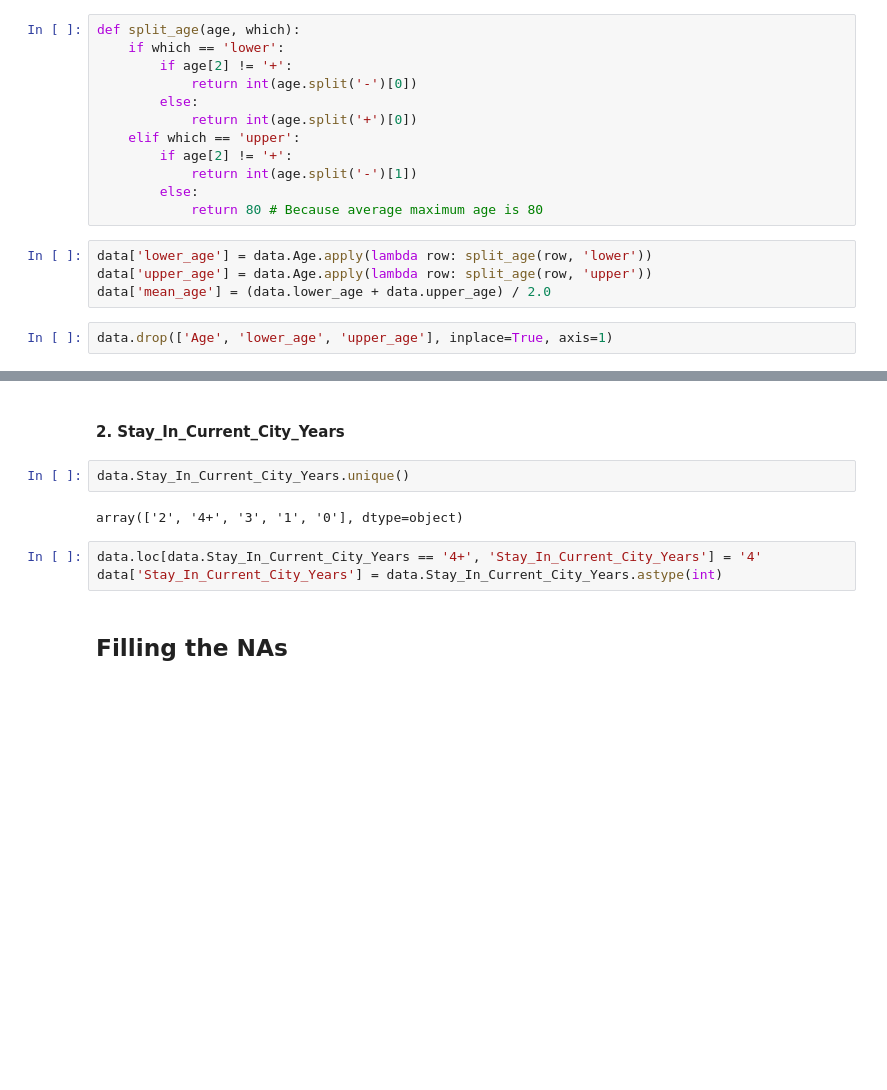
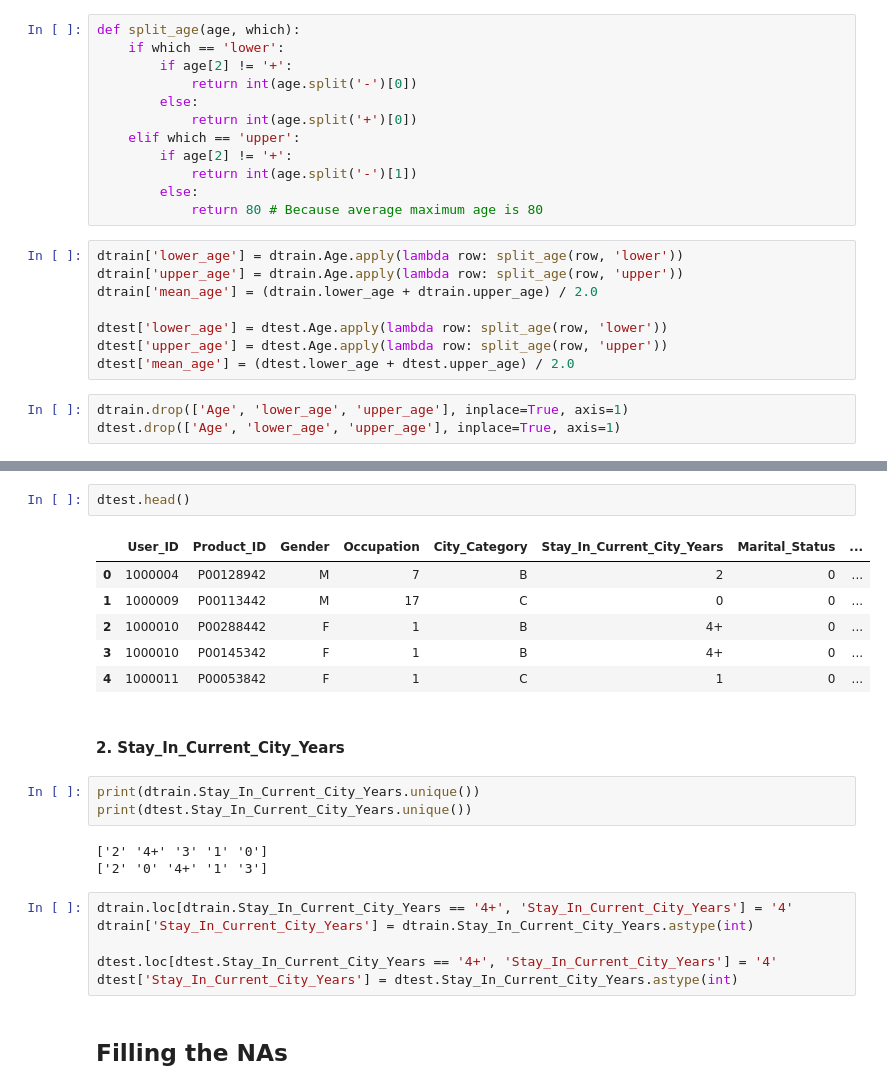
Before and after one commit to MayukhSobo/AnalyticsVidya_Contests, a Jupyter notebook: BF_customer_behaviour/Feature_importance.ipynb, the cells around one changed output, grey strips where cells are left out. Cells and saved outputs as stored; diff of their text form; blank space fills up the shorter version.

```diff
--- a/BF_customer_behaviour/Feature_importance.ipynb
+++ b/BF_customer_behaviour/Feature_importance.ipynb
@@ -40,9 +40,14 @@ def split_age(age, which):
         else:
             return 80 # Because average maximum age is 80
 # %%
-data['lower_age'] = data.Age.apply(lambda row: split_age(row, 'lower'))
-data['upper_age'] = data.Age.apply(lambda row: split_age(row, 'upper'))
-data['mean_age'] = (data.lower_age + data.upper_age) / 2.0
+dtrain['lower_age'] = dtrain.Age.apply(lambda row: split_age(row, 'lower'))
+dtrain['upper_age'] = dtrain.Age.apply(lambda row: split_age(row, 'upper'))
+dtrain['mean_age'] = (dtrain.lower_age + dtrain.upper_age) / 2.0
+
+dtest['lower_age'] = dtest.Age.apply(lambda row: split_age(row, 'lower'))
+dtest['upper_age'] = dtest.Age.apply(lambda row: split_age(row, 'upper'))
+dtest['mean_age'] = (dtest.lower_age + dtest.upper_age) / 2.0
 # %%
-data.drop(['Age', 'lower_age', 'upper_age'], inplace=True, axis=1)
+dtrain.drop(['Age', 'lower_age', 'upper_age'], inplace=True, axis=1)
+dtest.drop(['Age', 'lower_age', 'upper_age'], inplace=True, axis=1)
 # %%
@@ -54,15 +59,29 @@ data.head()
 | 2 | 1000001 | P00087842 | F | 10 | A | 2 | 0 | ... |
 | 3 | 1000001 | P00085442 | F | 10 | A | 2 | 0 | ... |
 | 4 | 1000002 | P00285442 | M | 16 | C | 4+ | 0 | ... |
+# %%
+dtest.head()
+# %% [output]
+|  | User_ID | Product_ID | Gender | Occupation | City_Category | Stay_In_Current_City_Years | Marital_Status | ... |
+| 0 | 1000004 | P00128942 | M | 7 | B | 2 | 0 | ... |
+| 1 | 1000009 | P00113442 | M | 17 | C | 0 | 0 | ... |
+| 2 | 1000010 | P00288442 | F | 1 | B | 4+ | 0 | ... |
+| 3 | 1000010 | P00145342 | F | 1 | B | 4+ | 0 | ... |
+| 4 | 1000011 | P00053842 | F | 1 | C | 1 | 0 | ... |
 # %% [markdown]
 #### 2. Stay_In_Current_City_Years
-# %%
-data.Stay_In_Current_City_Years.unique()
-# %% [output]
-array(['2', '4+', '3', '1', '0'], dtype=object)
+# %%
+print(dtrain.Stay_In_Current_City_Years.unique())
+print(dtest.Stay_In_Current_City_Years.unique())
+# %% [output]
+['2' '4+' '3' '1' '0']
+['2' '0' '4+' '1' '3']
 # %%
-data.loc[data.Stay_In_Current_City_Years == '4+', 'Stay_In_Current_City_Years'] = '4'
-data['Stay_In_Current_City_Years'] = data.Stay_In_Current_City_Years.astype(int)
+dtrain.loc[dtrain.Stay_In_Current_City_Years == '4+', 'Stay_In_Current_City_Years'] = '4'
+dtrain['Stay_In_Current_City_Years'] = dtrain.Stay_In_Current_City_Years.astype(int)
+
+dtest.loc[dtest.Stay_In_Current_City_Years == '4+', 'Stay_In_Current_City_Years'] = '4'
+dtest['Stay_In_Current_City_Years'] = dtest.Stay_In_Current_City_Years.astype(int)
 # %% [markdown]
 ## Filling the NAs
 # %%
```
Also changed, not shown: parts of 24 cells of this notebook, 1 other file.
